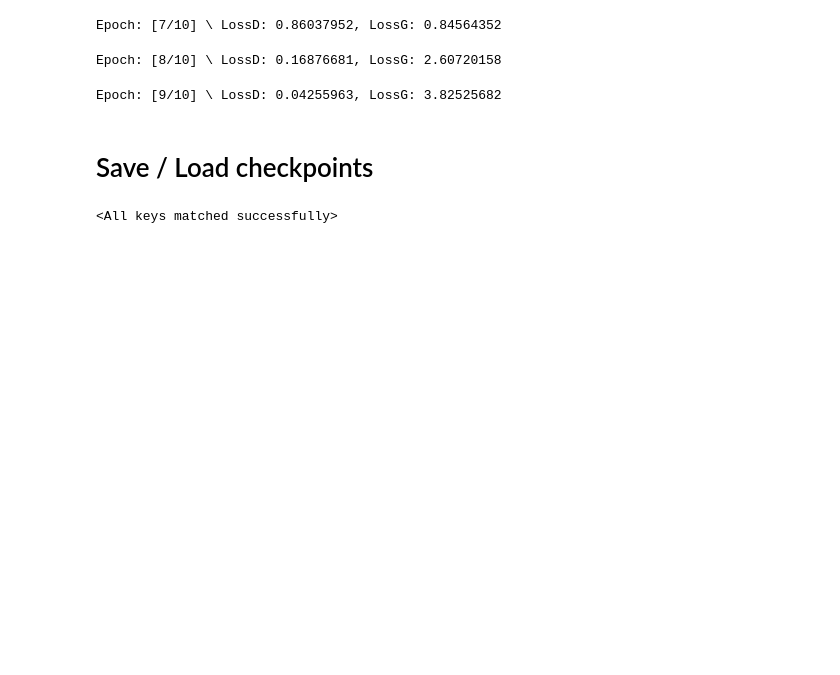
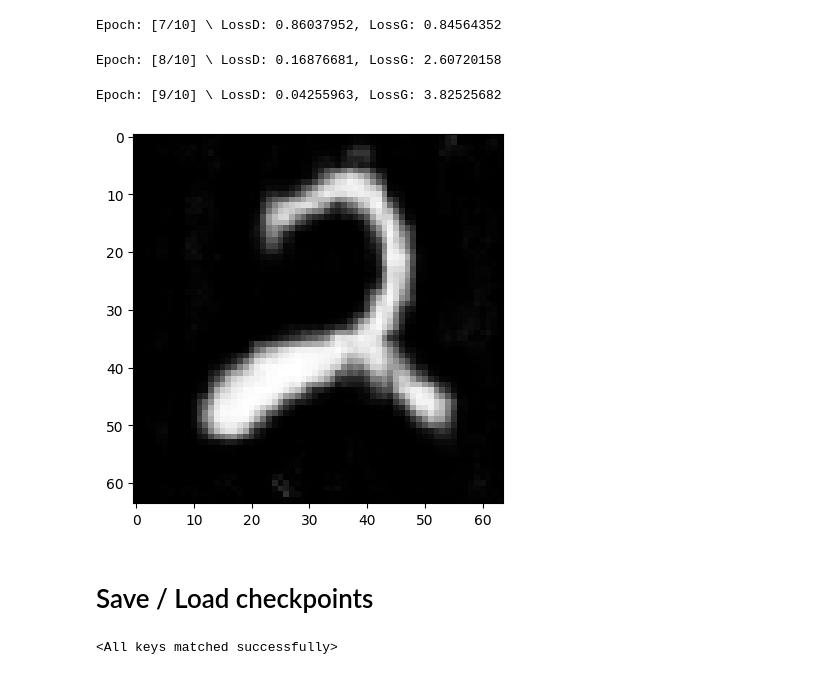
Before and after one commit to 0ssamaak0/Study-Notebooks, a Jupyter notebook: GANs/4_conditional_gan.ipynb, the cells around one changed output. Saved outputs shown, nothing was run; the diff lists cells and outputs as text; code cells hidden in the pictures; blank space fills up the shorter version.

```diff
--- a/GANs/4_conditional_gan.ipynb
+++ b/GANs/4_conditional_gan.ipynb
@@ -221,6 +239,15 @@ Epoch: [6/10] \ LossD: 0.08573329, LossG: 3.38088560
 Epoch: [7/10] \ LossD: 0.86037952, LossG: 0.84564352
 Epoch: [8/10] \ LossD: 0.16876681, LossG: 2.60720158
 Epoch: [9/10] \ LossD: 0.04255963, LossG: 3.82525682
+# %%
+noise = torch.randn(1, z_dim, 1, 1).to(device)
+label = torch.tensor([2]).to(device)
+label_one_hot = F.one_hot(label, num_classes=num_classes).float().to(device)
+
+noise_label = torch.cat((noise, label_one_hot[:, :, None, None]), dim=1)
+plt.imshow(gen(noise_label).detach().cpu().squeeze(0).permute(1, 2, 0).numpy(), cmap='gray');
+# %% [output]
+[figure, added]
 # %% [markdown]
 # Save / Load checkpoints
 # %%
```
Also changed, not shown: parts of 10 cells of this notebook.
